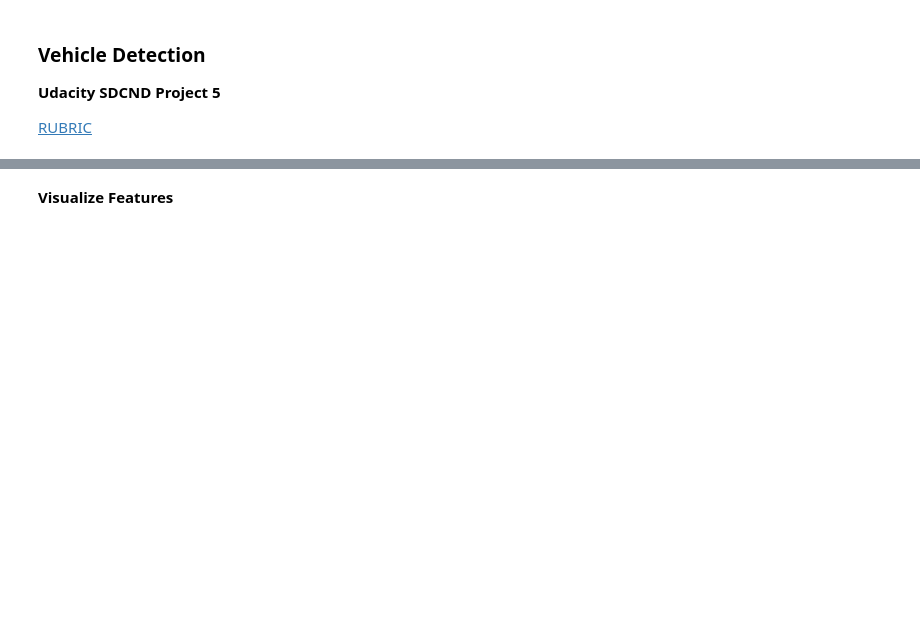
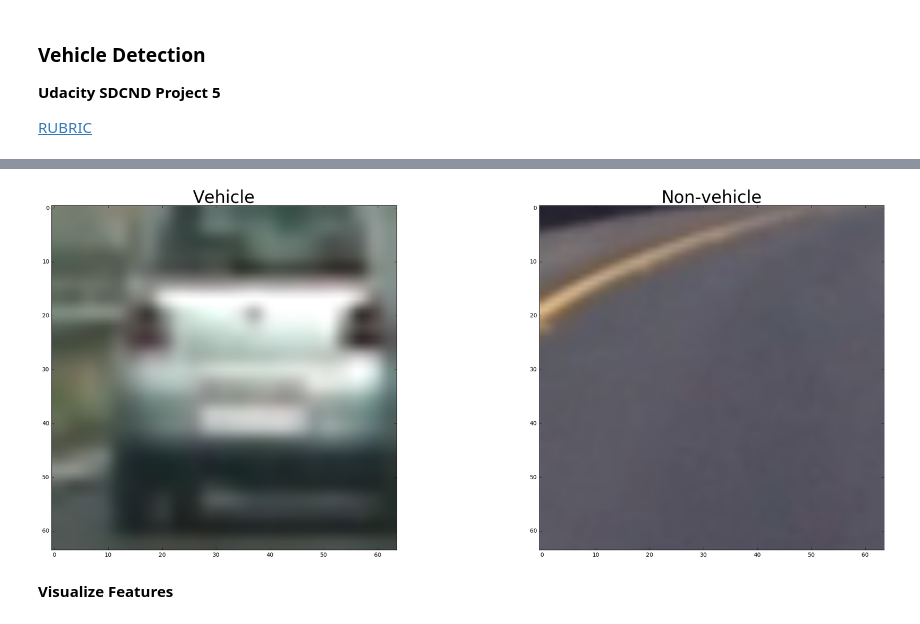
Before and after one commit to toluwajosh/CarND-Vehicle-Detection, a Jupyter notebook: pipeline_session.ipynb, the cells around one changed output, grey strips where cells are left out. Saved outputs shown, nothing was run; the diff lists cells and outputs as text; code cells hidden in the pictures; blank space fills up the shorter version.

```diff
--- a/pipeline_session.ipynb
+++ b/pipeline_session.ipynb
@@ -147,3 +48,18 @@ Number of Non Vehicles dataset: 8968
+# %%
+# data classes
+vehicle_sample = mpimg.imread(vehicles[100])
+non_vehicle_sample = mpimg.imread(non_vehicles[100])
+
+f, (ax1, ax2) = plt.subplots(1, 2, figsize=(24, 9)) #
+f.tight_layout()
+
+ax1.imshow(vehicle_sample)
+ax1.set_title('Vehicle', fontsize=30)
+ax2.imshow(non_vehicle_sample)
+ax2.set_title('Non-vehicle', fontsize=30)
+f.savefig('output_images/vehicle_non_vehicle.jpg')
+# %% [output]
+[figure, added]
 # %% [markdown]
 **Visualize Features**
 # %%
```
Also changed, not shown: parts of 12 cells of this notebook, 1 other file.
